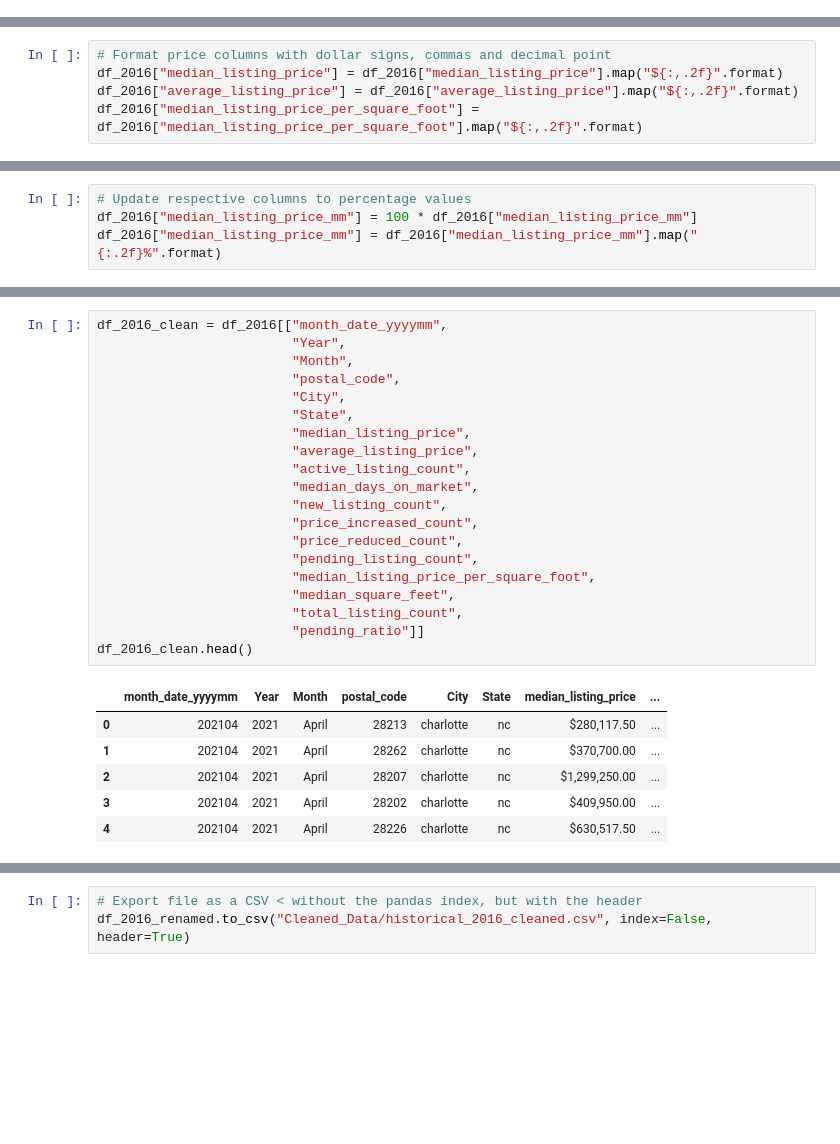
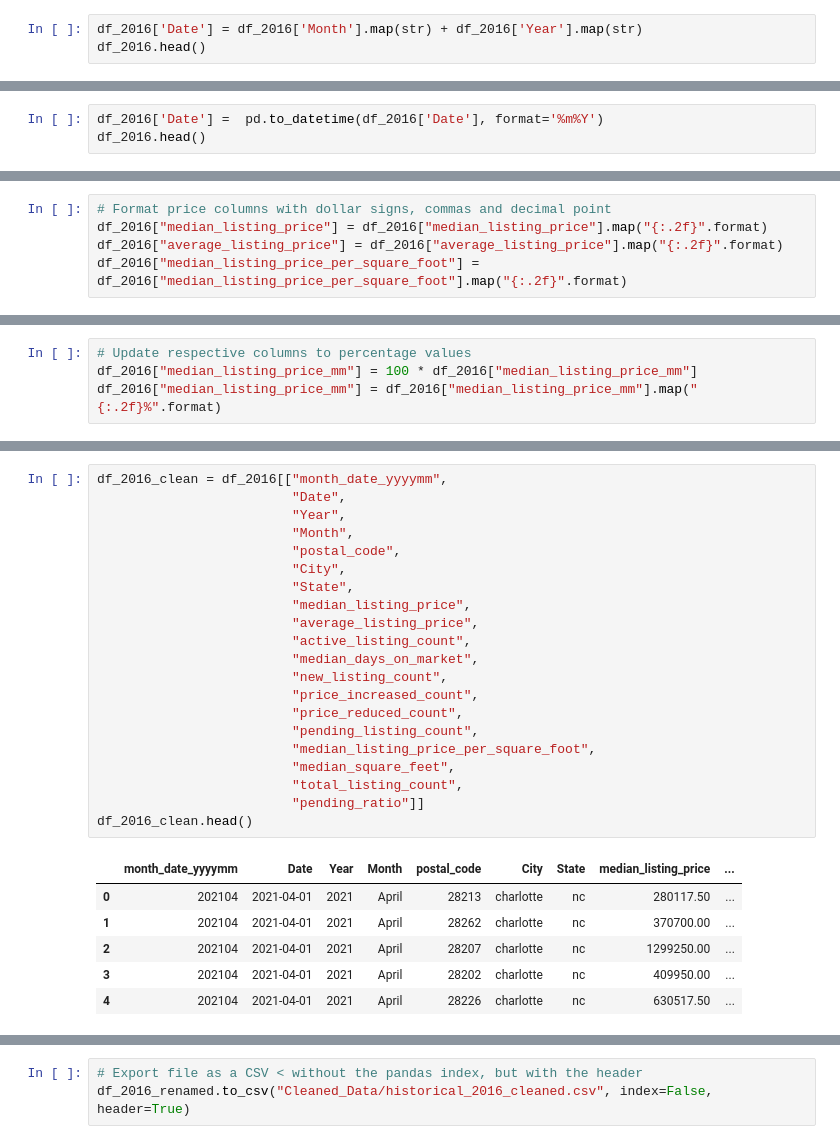
Before and after one commit to bmedford01/RealEstateProject, a Jupyter notebook: RealEstateProject_Jupyter_Historical2016.ipynb, the cells around one changed output, grey strips where cells are left out. Drawn from its saved outputs; the diff is of its cells as text; blank space fills up the shorter version.

```diff
--- a/RealEstateProject_Jupyter_Historical2016.ipynb
+++ b/RealEstateProject_Jupyter_Historical2016.ipynb
@@ -55,3 +55,6 @@ dtype: object
 df_2016['month_date_yyyymm'] = df_2016['month_date_yyyymm'].apply(str)
 df_2016['Year'] = df_2016.month_date_yyyymm.str.slice(stop=4)
 df_2016['Month'] = df_2016.month_date_yyyymm.str.slice(start=4)
+# %%
+df_2016['Date'] = df_2016['Month'].map(str) + df_2016['Year'].map(str)
+df_2016.head()
@@ -57,0 +69,3 @@ df_2016['Month'] = df_2016.month_date_yyyymm.str.slice(start=4)
+# %%
+df_2016['Date'] =  pd.to_datetime(df_2016['Date'], format='%m%Y')
+df_2016.head()
@@ -71,9 +93,9 @@ df_2016['Month'] = df_2016['Month'].str.replace('08', 'August')
 df_2016['Month'] = df_2016['Month'].str.replace('09', 'September')
 # %%
 # Format price columns with dollar signs, commas and decimal point
-df_2016["median_listing_price"] = df_2016["median_listing_price"].map("${:,.2f}".format)
-df_2016["average_listing_price"] = df_2016["average_listing_price"].map("${:,.2f}".format)
-df_2016["median_listing_price_per_square_foot"] = df_2016["median_listing_price_per_square_foot"].map("${:,.2f}".format)
+df_2016["median_listing_price"] = df_2016["median_listing_price"].map("{:.2f}".format)
+df_2016["average_listing_price"] = df_2016["average_listing_price"].map("{:.2f}".format)
+df_2016["median_listing_price_per_square_foot"] = df_2016["median_listing_price_per_square_foot"].map("{:.2f}".format)
 # %%
 # Format Median Square Feet column to include comma for thousands separator
 df_2016["median_square_feet"] = df_2016["median_square_feet"].map("{:,}".format)
@@ -129,31 +151,32 @@ City
 State
 # %%
 df_2016_clean = df_2016[["month_date_yyyymm",
+                         "Date",
                          "Year",
                          "Month",
                          "postal_code",
                          "City",
                          "State",
                          "median_listing_price",
                          "average_listing_price",
                          "active_listing_count",
                          "median_days_on_market",
                          "new_listing_count",
                          "price_increased_count",
                          "price_reduced_count",
                          "pending_listing_count",
                          "median_listing_price_per_square_foot",
                          "median_square_feet",
                          "total_listing_count",
                          "pending_ratio"]]
 df_2016_clean.head()
 # %% [output]
-|  | month_date_yyyymm | Year | Month | postal_code | City | State | median_listing_price | ... |
-| 0 | 202104 | 2021 | April | 28213 | charlotte | nc | $280,117.50 | ... |
-| 1 | 202104 | 2021 | April | 28262 | charlotte | nc | $370,700.00 | ... |
-| 2 | 202104 | 2021 | April | 28207 | charlotte | nc | $1,299,250.00 | ... |
-| 3 | 202104 | 2021 | April | 28202 | charlotte | nc | $409,950.00 | ... |
-| 4 | 202104 | 2021 | April | 28226 | charlotte | nc | $630,517.50 | ... |
+|  | month_date_yyyymm | Date | Year | Month | postal_code | City | State | median_listing_price | ... |
+| 0 | 202104 | 2021-04-01 | 2021 | April | 28213 | charlotte | nc | 280117.50 | ... |
+| 1 | 202104 | 2021-04-01 | 2021 | April | 28262 | charlotte | nc | 370700.00 | ... |
+| 2 | 202104 | 2021-04-01 | 2021 | April | 28207 | charlotte | nc | 1299250.00 | ... |
+| 3 | 202104 | 2021-04-01 | 2021 | April | 28202 | charlotte | nc | 409950.00 | ... |
+| 4 | 202104 | 2021-04-01 | 2021 | April | 28226 | charlotte | nc | 630517.50 | ... |
 # %%
 df_2016_renamed = df_2016_clean.rename(columns={"month_date_yyyymm": "Year/Month",
                                                 "postal_code": "Zip Code",
```
Also changed, not shown: parts of 5 cells of this notebook, 8 other files.
